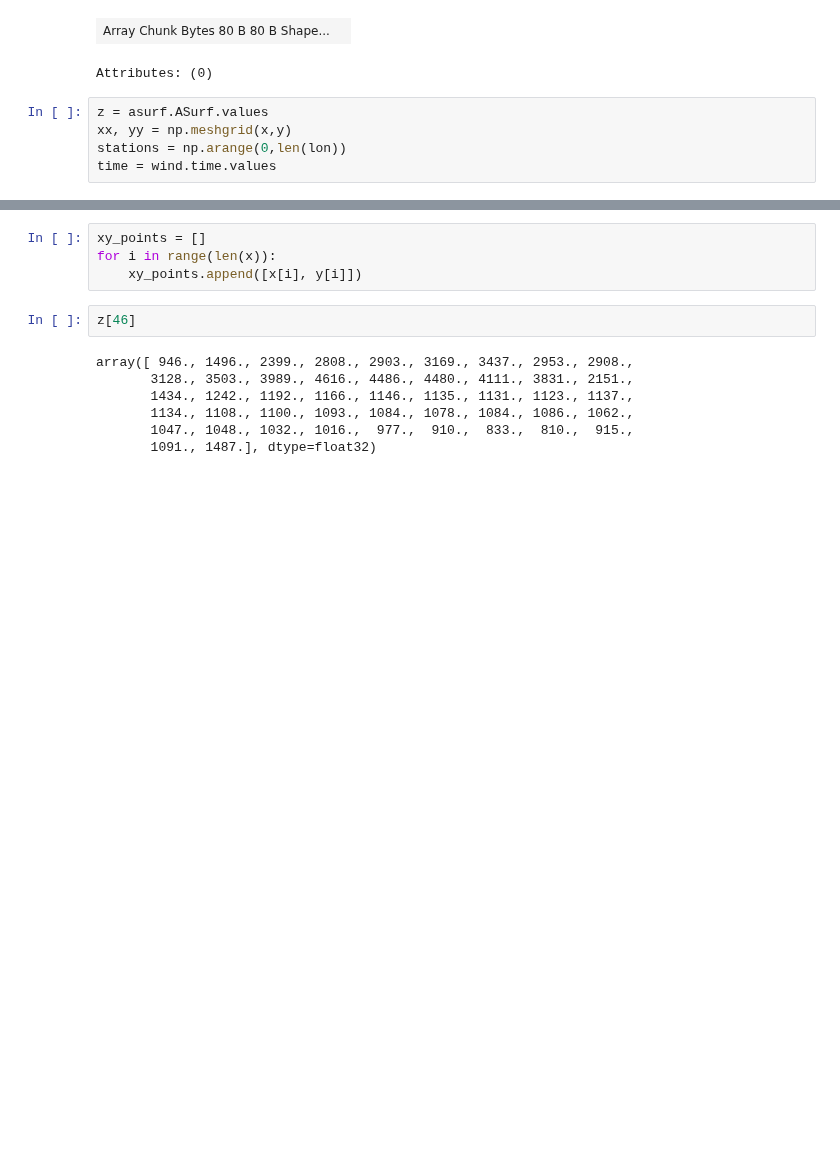
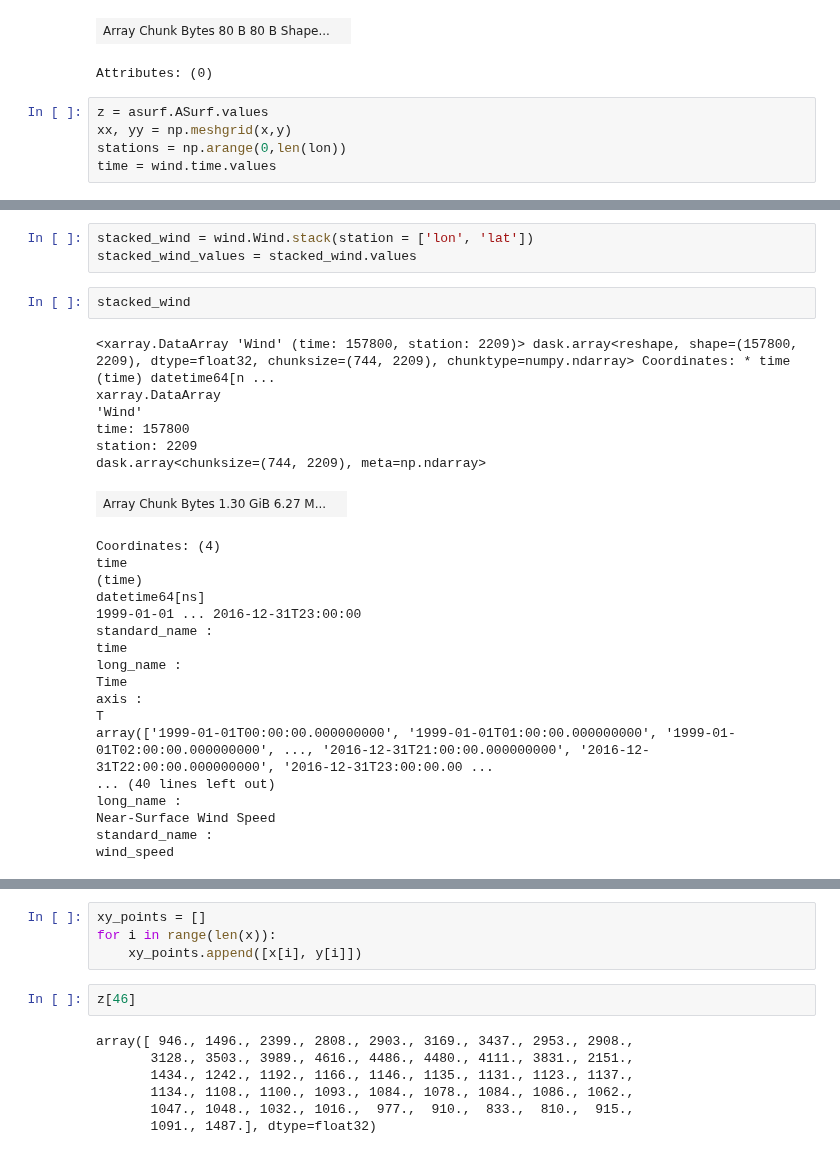
Before and after one commit to jacobqs/MST-Himalaya, a Jupyter notebook: explore_data.ipynb, the cells around one changed output, grey strips where cells are left out. Saved outputs shown, nothing was run; the diff lists cells and outputs as text; blank space fills up the shorter version.

```diff
--- a/explore_data.ipynb
+++ b/explore_data.ipynb
@@ -445,0 +533,30 @@ time = wind.time.values
+# %%
+stacked_wind = wind.Wind.stack(station = ['lon', 'lat'])
+stacked_wind_values = stacked_wind.values
+# %%
+stacked_wind
+# %% [output]
+<xarray.DataArray 'Wind' (time: 157800, station: 2209)> dask.array<reshape, shape=(157800, 2209), dtype=float32, chunksize=(744, 2209), chunktype=numpy.ndarray> Coordinates: * time (time) datetime64[n ...
+xarray.DataArray
+'Wind'
+time: 157800
+station: 2209
+dask.array<chunksize=(744, 2209), meta=np.ndarray>
+| Array Chunk Bytes 1.30 GiB 6.27 M... |  |
+Coordinates: (4)
+time
+(time)
+datetime64[ns]
+1999-01-01 ... 2016-12-31T23:00:00
+standard_name :
+time
+long_name :
+Time
+axis :
+T
+array(['1999-01-01T00:00:00.000000000', '1999-01-01T01:00:00.000000000', '1999-01-01T02:00:00.000000000', ..., '2016-12-31T21:00:00.000000000', '2016-12-31T22:00:00.000000000', '2016-12-31T23:00:00.00 ...
+... (40 lines left out)
+long_name :
+Near-Surface Wind Speed
+standard_name :
+wind_speed
```
Also changed, not shown: parts of 72 cells of this notebook, 1 other file.
